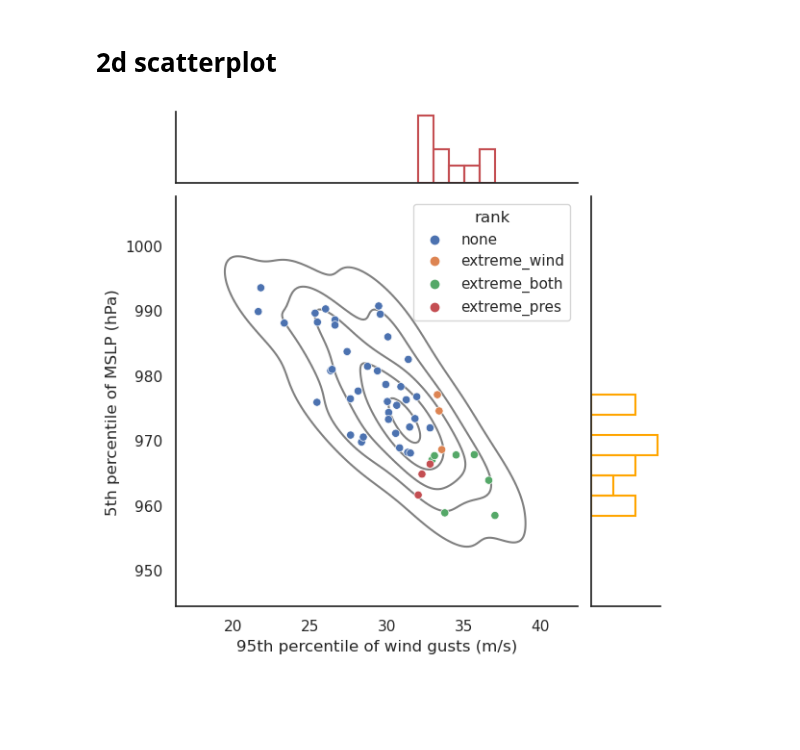
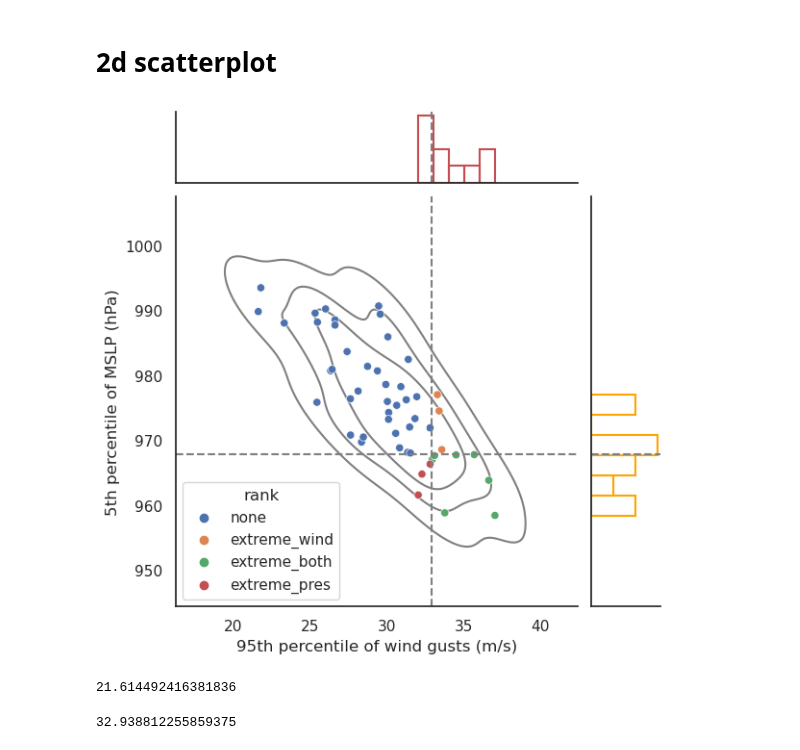
Before and after one commit to shirin-ermis/Storm_Eunice, a Jupyter notebook: notebooks/04_composite_analysis.ipynb, the cells around one changed output. Saved outputs shown, nothing was run; the diff lists cells and outputs as text; code cells hidden in the pictures; blank space fills up the shorter version.

Commit message:
added thresholds in plot

```diff
--- a/notebooks/04_composite_analysis.ipynb
+++ b/notebooks/04_composite_analysis.ipynb
@@ -177,22 +177,33 @@ extreme_members = pd.DataFrame(data = {'number':list(range(0,51)),
 # %%
 g = sns.JointGrid(data=extreme_members, x="fg10_95", y="msl_05")
 
 sns.scatterplot(data = extreme_members,  x = 'fg10_95', y = 'msl_05',
                 color = 'black', marker = 'o', hue = 'rank', ax = g.ax_joint)
 
 sns.histplot(data = extreme_members[(extreme_members['rank'].isin(['extreme_pres','extreme_both']))].fg10_95,
             ax = g.ax_marg_x, color = 'r', fill = False)
 
 sns.histplot(data = extreme_members[(extreme_members['rank'].isin(['extreme_wind','extreme_both']))],
              y = 'msl_05',
              ax = g.ax_marg_y, color = 'orange', fill = False)
 
-g.plot_joint(sns.kdeplot, color="grey", zorder=0, levels=[0.05, 0.25, 0.5, 0.75, 0.95])
+g.plot_joint(sns.kdeplot, color="grey", zorder=0, levels=[0.05, 0.25, 0.5])
+
+g.refline(x = fg10_95.sortby(fg10_95).values[-10:].min())
+g.refline(y = msl_05.sortby(msl_05).values[:10].max()/100)
 
 sns.despine()
 g.set_axis_labels('95th percentile of wind gusts (m/s)','5th percentile of MSLP (hPa)')
 
 plt.savefig('04_kdeplot_95th-5th-perc-wind-and-pressure.png')
 plt.savefig('04_kdeplot_95th-5th-perc-wind-and-pressure.pdf')
 # %% [output]
-[figure, old version]
+[figure, new version]
+# %%
+fg10_95.values.min()
+# %% [output]
+21.614492416381836
+# %%
+fg10_95.sortby(fg10_95).values[-10:].min()
+# %% [output]
+32.938812255859375
```
Also changed, not shown: 2 other files.
